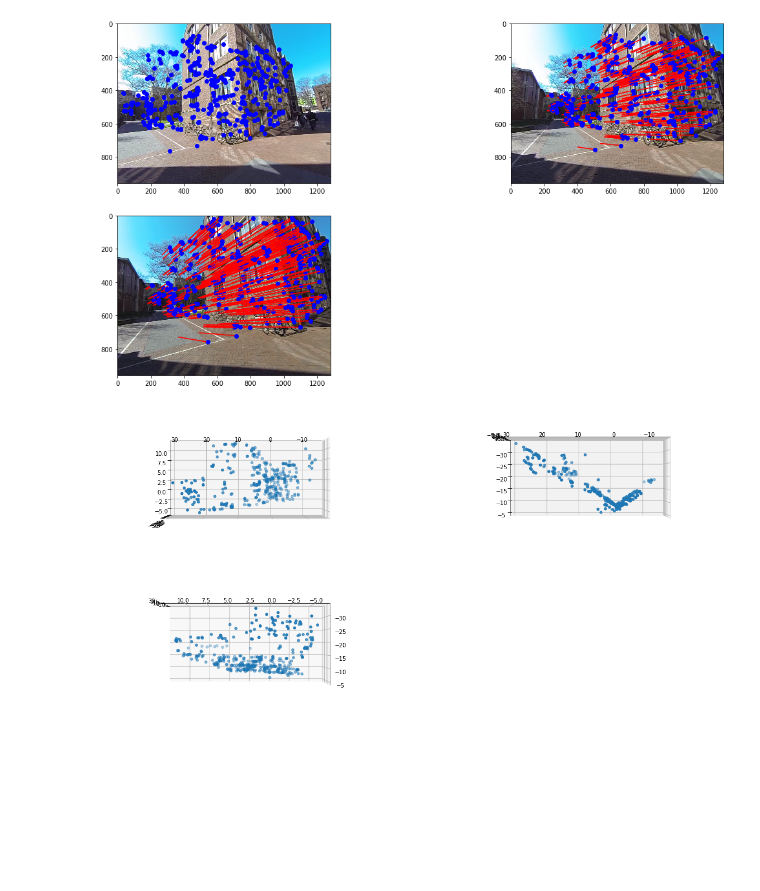
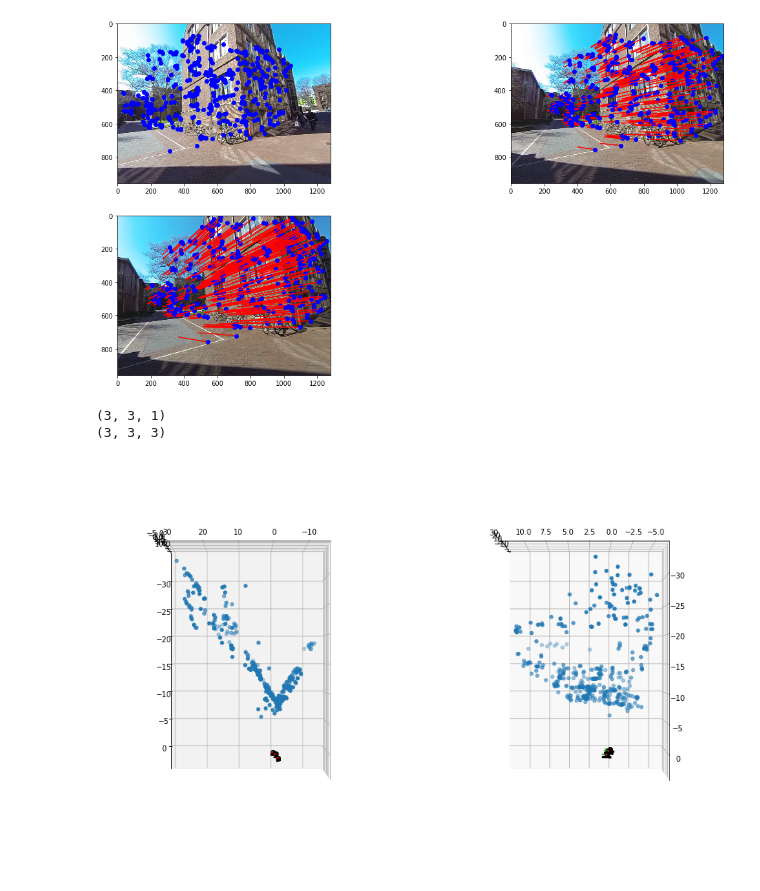
Before and after one commit to zcemycl/ProbabilisticPerspectiveMachineLearning, a Jupyter notebook: Computer Vision/Point Cloud/PointCloud.ipynb, the cells around one changed output. Drawn from its saved outputs; the diff is of its cells as text; code cells hidden in the pictures; blank space fills up the shorter version.

```diff
--- a/Computer Vision/Point Cloud/PointCloud.ipynb
+++ b/Computer Vision/Point Cloud/PointCloud.ipynb
@@ -206,18 +230,30 @@ def DisplayCameraPlane(C,R,windowScale):
 # %%
 def Display3D(Cset,Rset,X):
-    fig = plt.figure(figsize=(20,10))
-    ax = fig.add_subplot(221, projection='3d')
-    ax.scatter(X[:,0],X[:,1],X[:,2])
-    ax.view_init(270,90)
-    ax = fig.add_subplot(222, projection='3d')
+    fig = plt.figure(figsize=(15,10))
+
+    ax = fig.add_subplot(121, projection='3d')
+    for i in range(len(Cset)):
+        DisplayCameraPlane(Cset[i],Rset[i],.5)
     ax.scatter(X[:,0],X[:,1],X[:,2])
     ax.view_init(180,90)
-    ax = fig.add_subplot(223, projection='3d')
+
+    ax = fig.add_subplot(122, projection='3d')
+    for i in range(len(Cset)):
+        DisplayCameraPlane(Cset[i],Rset[i],.5)
     ax.scatter(X[:,0],X[:,1],X[:,2])
     ax.view_init(180,180)
+# %%
+Cset = []; Rset = []
+Cset.append(np.zeros((3,1))); Cset.append(C); Cset.append(tvec3)
+Cset = np.array(Cset); print(Cset.shape)
+Rset.append(np.eye(3)); Rset.append(R); Rset.append(r.as_dcm())
+Rset = np.array(Rset); print(Rset.shape)
+# %% [output]
+(3, 3, 1)
+(3, 3, 3)
 # %%
-Display3D([],[],X)
+Display3D(Cset,Rset,X)
 # %% [output]
-[figure, old version]
+[figure, new version]
 # %%
 def nonLinearTriangulation(K,C1,R1,C2,R2,C3,R3,x1,x2,x3,X):
```
Also changed, not shown: parts of 4 cells of this notebook, 1 other file.
